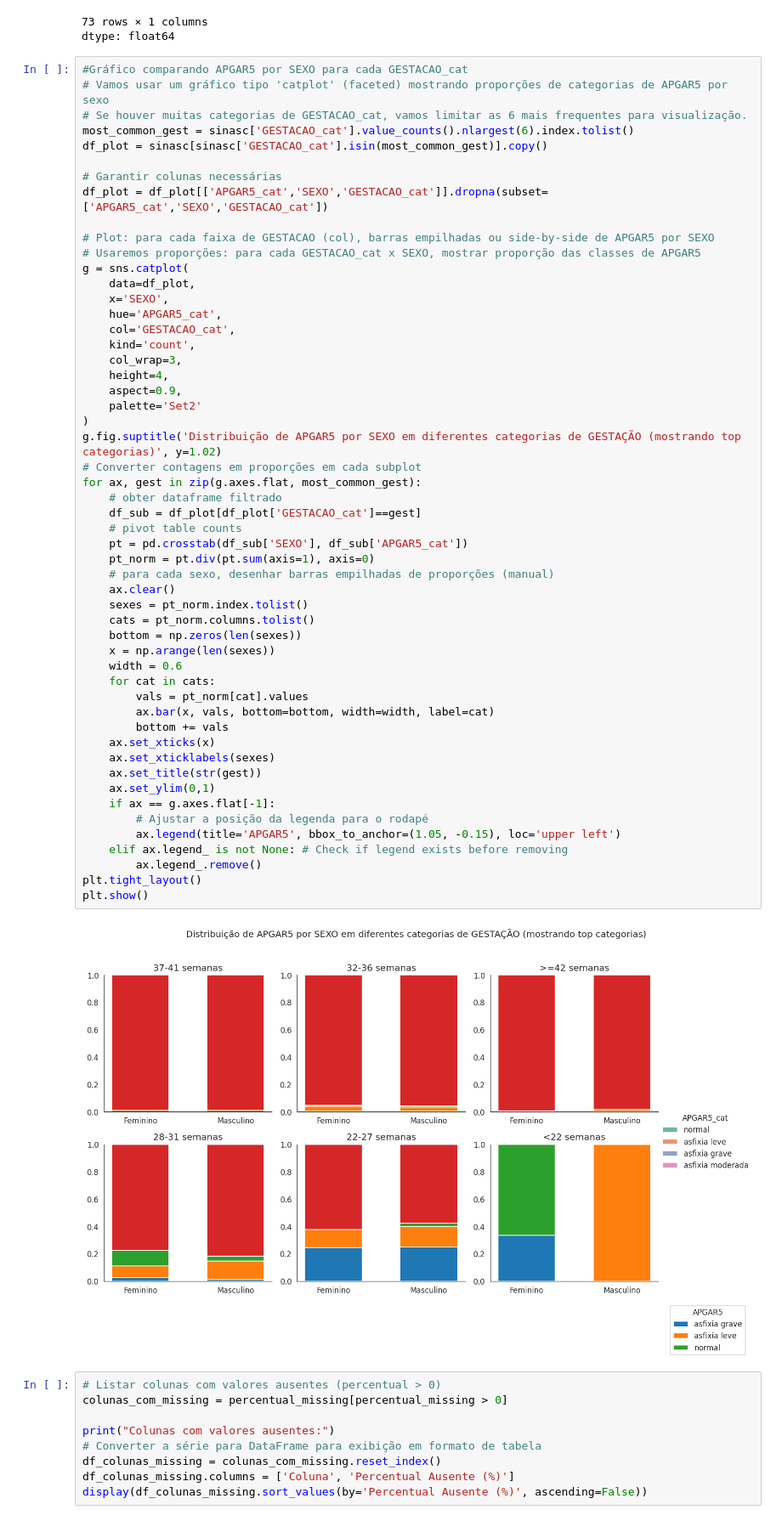
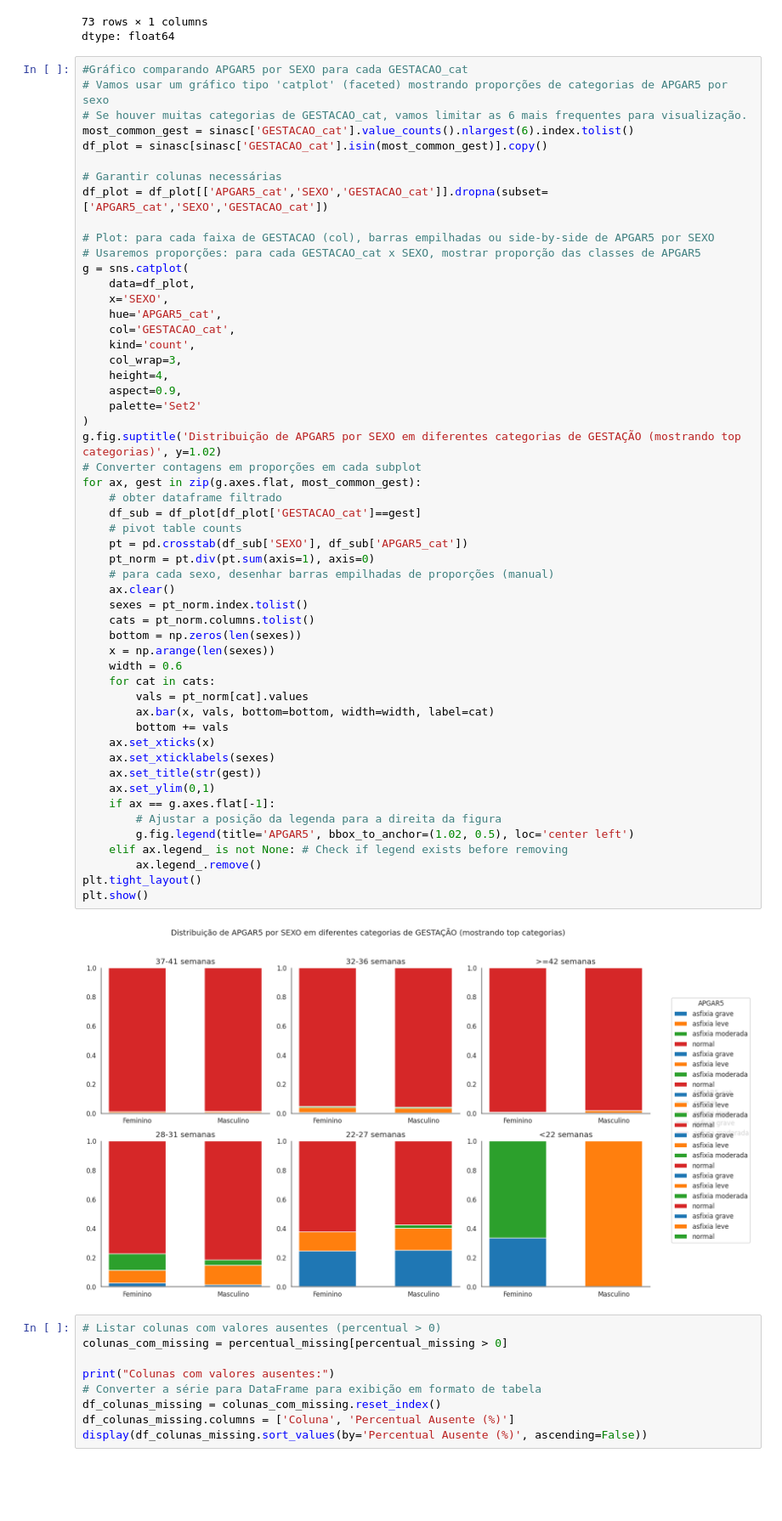
Before and after one commit to alevazcientista-dotcom/Ebac1, a Jupyter notebook: M6_Parte3.ipynb, the cells around one changed output. Shown at 85% size. Drawn from its saved outputs; the diff is of its cells as text; blank space fills up the shorter version.

```diff
--- a/M6_Parte3.ipynb
+++ b/M6_Parte3.ipynb
@@ -308,36 +308,36 @@ g = sns.catplot(
 )
 g.fig.suptitle('Distribuição de APGAR5 por SEXO em diferentes categorias de GESTAÇÃO (mostrando top categorias)', y=1.02)
 # Converter contagens em proporções em cada subplot
 for ax, gest in zip(g.axes.flat, most_common_gest):
     # obter dataframe filtrado
     df_sub = df_plot[df_plot['GESTACAO_cat']==gest]
     # pivot table counts
     pt = pd.crosstab(df_sub['SEXO'], df_sub['APGAR5_cat'])
     pt_norm = pt.div(pt.sum(axis=1), axis=0)
     # para cada sexo, desenhar barras empilhadas de proporções (manual)
     ax.clear()
     sexes = pt_norm.index.tolist()
     cats = pt_norm.columns.tolist()
     bottom = np.zeros(len(sexes))
     x = np.arange(len(sexes))
     width = 0.6
     for cat in cats:
         vals = pt_norm[cat].values
         ax.bar(x, vals, bottom=bottom, width=width, label=cat)
         bottom += vals
     ax.set_xticks(x)
     ax.set_xticklabels(sexes)
     ax.set_title(str(gest))
     ax.set_ylim(0,1)
     if ax == g.axes.flat[-1]:
-        # Ajustar a posição da legenda para o rodapé
-        ax.legend(title='APGAR5', bbox_to_anchor=(1.05, -0.15), loc='upper left')
+        # Ajustar a posição da legenda para a direita da figura
+        g.fig.legend(title='APGAR5', bbox_to_anchor=(1.02, 0.5), loc='center left')
     elif ax.legend_ is not None: # Check if legend exists before removing
         ax.legend_.remove()
 plt.tight_layout()
 plt.show()
 # %% [output]
-[figure, old version]
+[figure, new version]
 # %%
 # Listar colunas com valores ausentes (percentual > 0)
 colunas_com_missing = percentual_missing[percentual_missing > 0]
```
Also changed, not shown: parts of 1 cell of this notebook.
